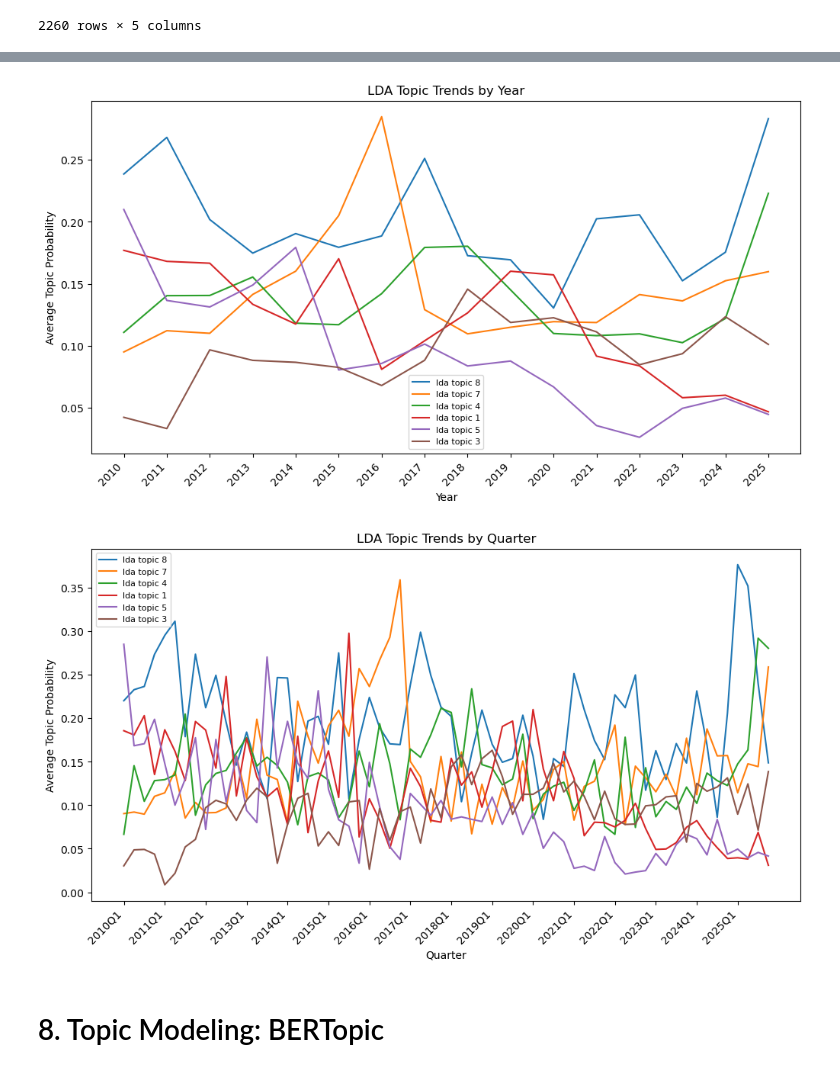
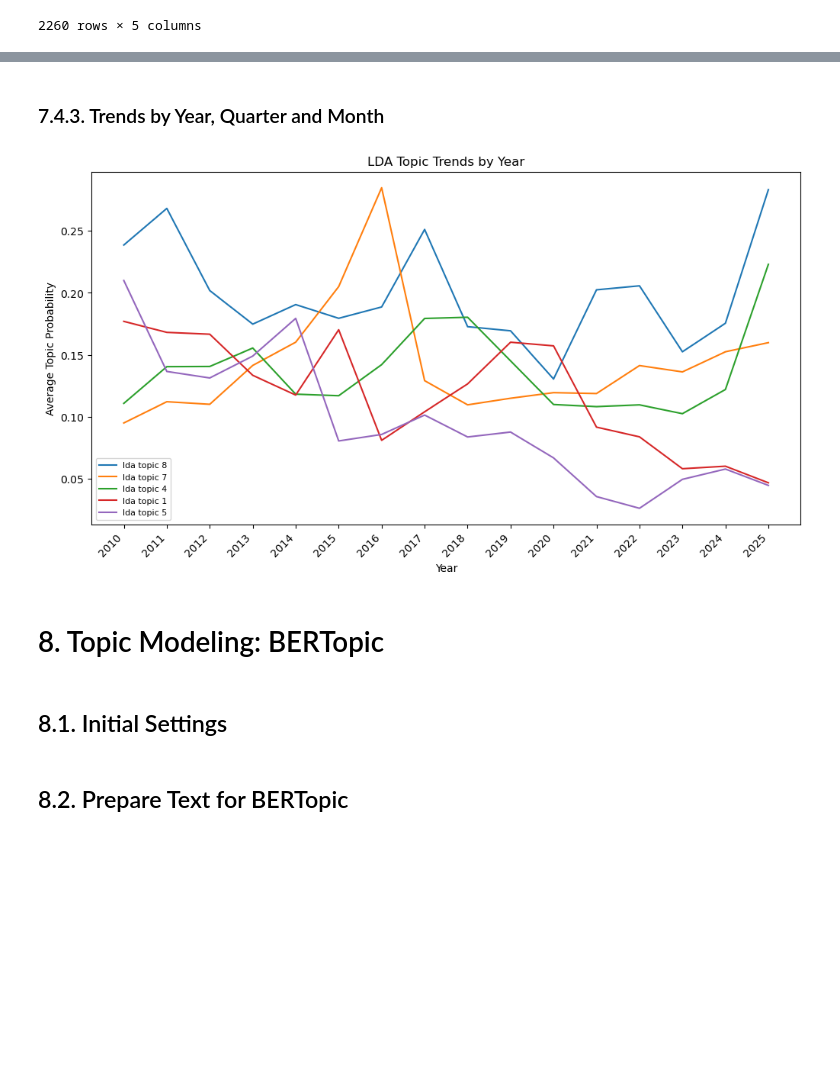
Before and after one commit to YoungbokYi/Text-Mining-FCC-Documents, a Jupyter notebook: Trend_Analysis.ipynb, the cells around one changed output, grey strips where cells are left out. Cells and saved outputs as stored; diff of their text form; code cells hidden in the pictures; blank space fills up the shorter version.

```diff
--- a/Trend_Analysis.ipynb
+++ b/Trend_Analysis.ipynb
@@ -2294 +2292,3 @@ lda_representative_documents = representative_documents(df, lda_topic_cols, "LDA
+# %% [markdown]
+### 7.4.3. Trends by Year, Quarter and Month
 # %%
@@ -2300,24 +2300,15 @@ lda_topic_trend_by_month = topic_trend_by_period(df, lda_topic_cols, "month")
 # %%
 plot_lines(
     lda_topic_trend_by_year,
-    "year",
+    'year',
     lda_topic_cols,
-    "LDA Topic Trends by Year",
-    "Average Topic Probability",
-    top_n=6
+    'LDA Topic Trends by Year',
+    'Average Topic Probability',
+    top_n=5
 )
-
-plot_lines(
-    lda_topic_trend_by_quarter,
-    "quarter",
-    lda_topic_cols,
-    "LDA Topic Trends by Quarter",
-    "Average Topic Probability",
-    top_n=6,
-    tick_every=4
-)
 # %% [output]
-[figure, old version]
+[figure, new version]
-[figure, removed]
 # %% [markdown]
 # 8. Topic Modeling: BERTopic
+# %% [markdown]
+## 8.1. Initial Settings
@@ -2323,0 +2322,2 @@ plot_lines(
+# %% [markdown]
+## 8.2. Prepare Text for BERTopic
```
Also changed, not shown: parts of 58 cells of this notebook.
